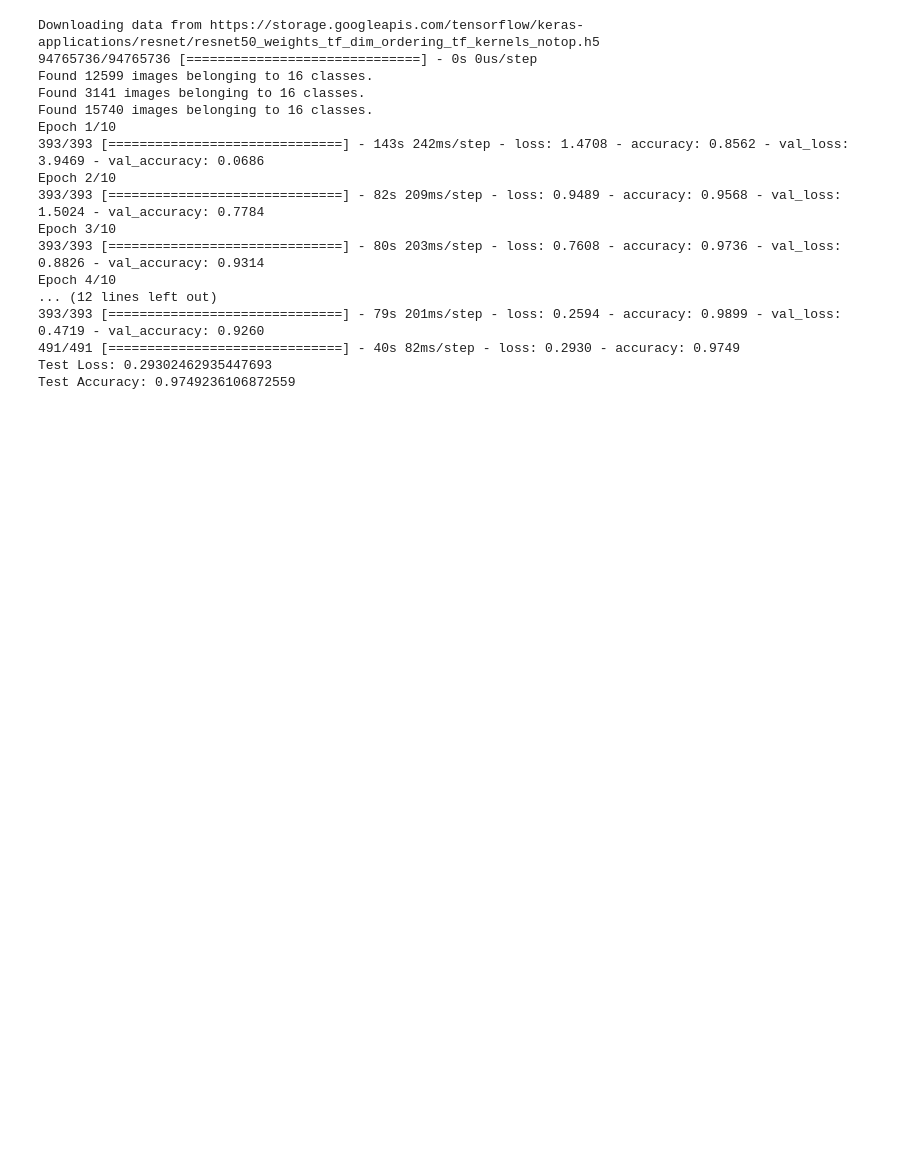
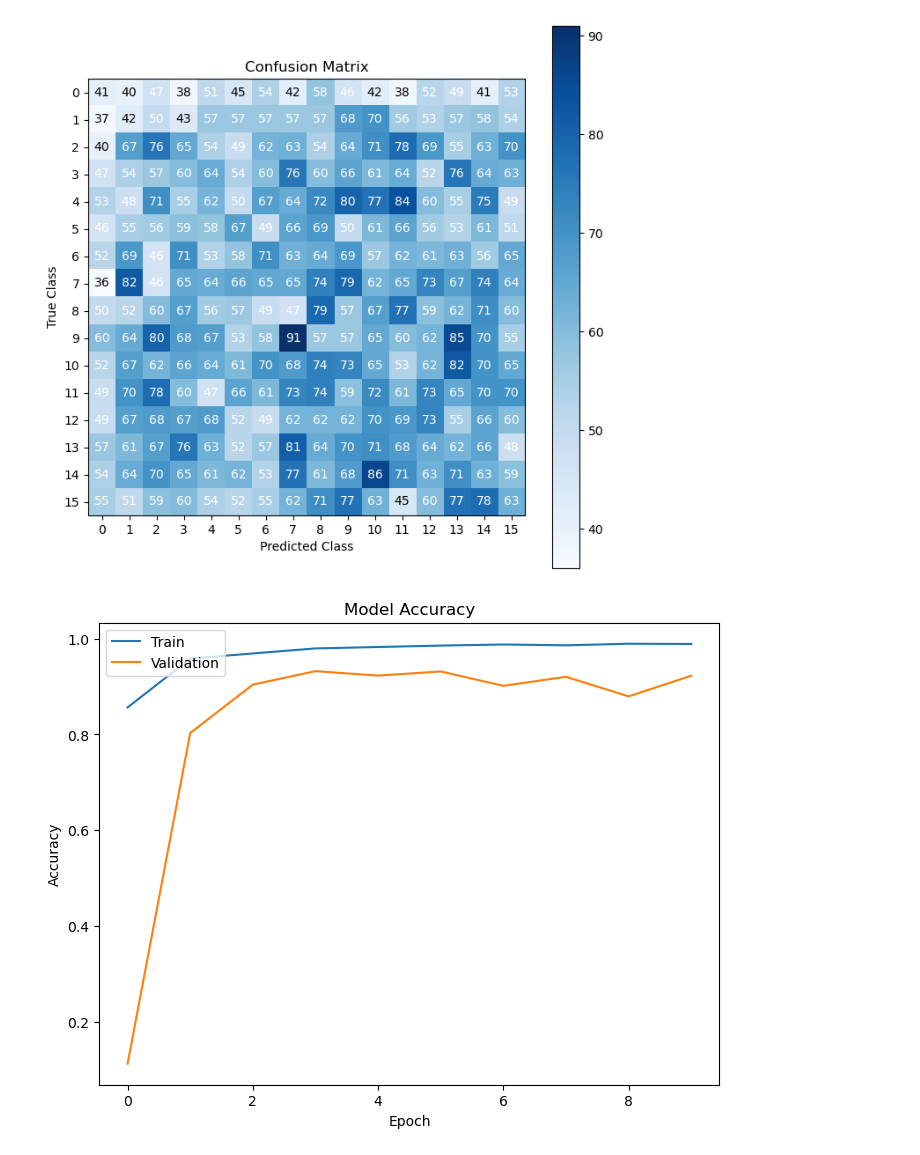
Before and after one commit to JoWillS12/ComVis, a Jupyter notebook: resnet50.ipynb, the cells around one changed output. Drawn from its saved outputs; the diff is of its cells as text; code cells hidden in the pictures; blank space fills up the shorter version.

Commit message:
update 2(table matrix dan grafik loss accuracy
update table baru tambahan grafik accurasi resnet dan loss resnet serta grafik matrix

```diff
--- a/resnet50.ipynb
+++ b/resnet50.ipynb
@@ -7,6 +7,10 @@ from tensorflow.keras.layers import Dense, GlobalAveragePooling2D
 from tensorflow.keras.models import Model
 from tensorflow.keras.optimizers import Adam
 from tensorflow.keras.preprocessing.image import ImageDataGenerator
+
+import numpy as np
+import matplotlib.pyplot as plt
+from sklearn.metrics import confusion_matrix
 
 # Constants
 IMG_WIDTH, IMG_HEIGHT = 224, 224
@@ -66,7 +70,7 @@ test_generator = test_datagen.flow_from_directory(
 )
 
 # Train the model
-model.fit(
+history = model.fit(
     train_generator,
     steps_per_epoch=train_generator.samples // BATCH_SIZE,
     validation_data=validation_generator,
@@ -78,4 +82,53 @@ model.fit(
 test_loss, test_accuracy = model.evaluate(test_generator, steps=test_generator.samples // BATCH_SIZE)
 print("Test Loss:", test_loss)
 print("Test Accuracy:", test_accuracy)
+
+# Evaluate the model on the test set
+predictions = model.predict(test_generator)
+y_true = test_generator.classes[:predictions.shape[0]]  # Adjust the length of y_true
+y_pred = np.argmax(predictions, axis=1)
+
+# Generate confusion matrix
+cm = confusion_matrix(y_true, y_pred)
+
+# Plot confusion matrix
+plt.figure(figsize=(8, 8))
+plt.imshow(cm, interpolation='nearest', cmap=plt.cm.Blues)
+plt.title('Confusion Matrix')
+plt.colorbar()
+tick_marks = np.arange(NUM_CLASSES)
+plt.xticks(tick_marks, range(NUM_CLASSES))
+plt.yticks(tick_marks, range(NUM_CLASSES))
+plt.xlabel('Predicted Class')
+plt.ylabel('True Class')
+
+# Add labels to each cell
+thresh = cm.max() / 2.0
+for i in range(NUM_CLASSES):
+    for j in range(NUM_CLASSES):
+        plt.text(j, i, format(cm[i, j], 'd'),
+                 ha="center", va="center",
+                 color="white" if cm[i, j] > thresh else "black")
+
+plt.show()
+
+# Plot training and validation accuracy
+plt.figure(figsize=(8, 6))
+plt.plot(history.history['accuracy'])
+plt.plot(history.history['val_accuracy'])
+plt.title('Model Accuracy')
+plt.xlabel('Epoch')
+plt.ylabel('Accuracy')
+plt.legend(['Train', 'Validation'], loc='upper left')
+plt.show()
+
+# Plot training and validation loss
+plt.figure(figsize=(8, 6))
+plt.plot(history.history['loss'])
+plt.plot(history.history['val_loss'])
+plt.title('Model Loss')
+plt.xlabel('Epoch')
+plt.ylabel('Loss')
+plt.legend(['Train', 'Validation'], loc='upper right')
+plt.show()
 # %% [output]
@@ -86,17 +152,2 @@ caused by: ['/opt/conda/lib/python3.10/site-packages/tensorflow_io/python/ops/li
-Downloading data from https://storage.googleapis.com/tensorflow/keras-applications/resnet/resnet50_weights_tf_dim_ordering_tf_kernels_notop.h5
-94765736/94765736 [==============================] - 0s 0us/step
-Found 12599 images belonging to 16 classes.
-Found 3141 images belonging to 16 classes.
-Found 15740 images belonging to 16 classes.
-Epoch 1/10
-393/393 [==============================] - 143s 242ms/step - loss: 1.4708 - accuracy: 0.8562 - val_loss: 3.9469 - val_accuracy: 0.0686
-Epoch 2/10
-393/393 [==============================] - 82s 209ms/step - loss: 0.9489 - accuracy: 0.9568 - val_loss: 1.5024 - val_accuracy: 0.7784
-Epoch 3/10
-393/393 [==============================] - 80s 203ms/step - loss: 0.7608 - accuracy: 0.9736 - val_loss: 0.8826 - val_accuracy: 0.9314
-Epoch 4/10
-... (12 lines left out)
-393/393 [==============================] - 79s 201ms/step - loss: 0.2594 - accuracy: 0.9899 - val_loss: 0.4719 - val_accuracy: 0.9260
-491/491 [==============================] - 40s 82ms/step - loss: 0.2930 - accuracy: 0.9749
-Test Loss: 0.29302462935447693
-Test Accuracy: 0.9749236106872559
+[figure, added]
+[figure, added]
```
Also changed, not shown: parts of 1 cell of this notebook, 1 other file.
